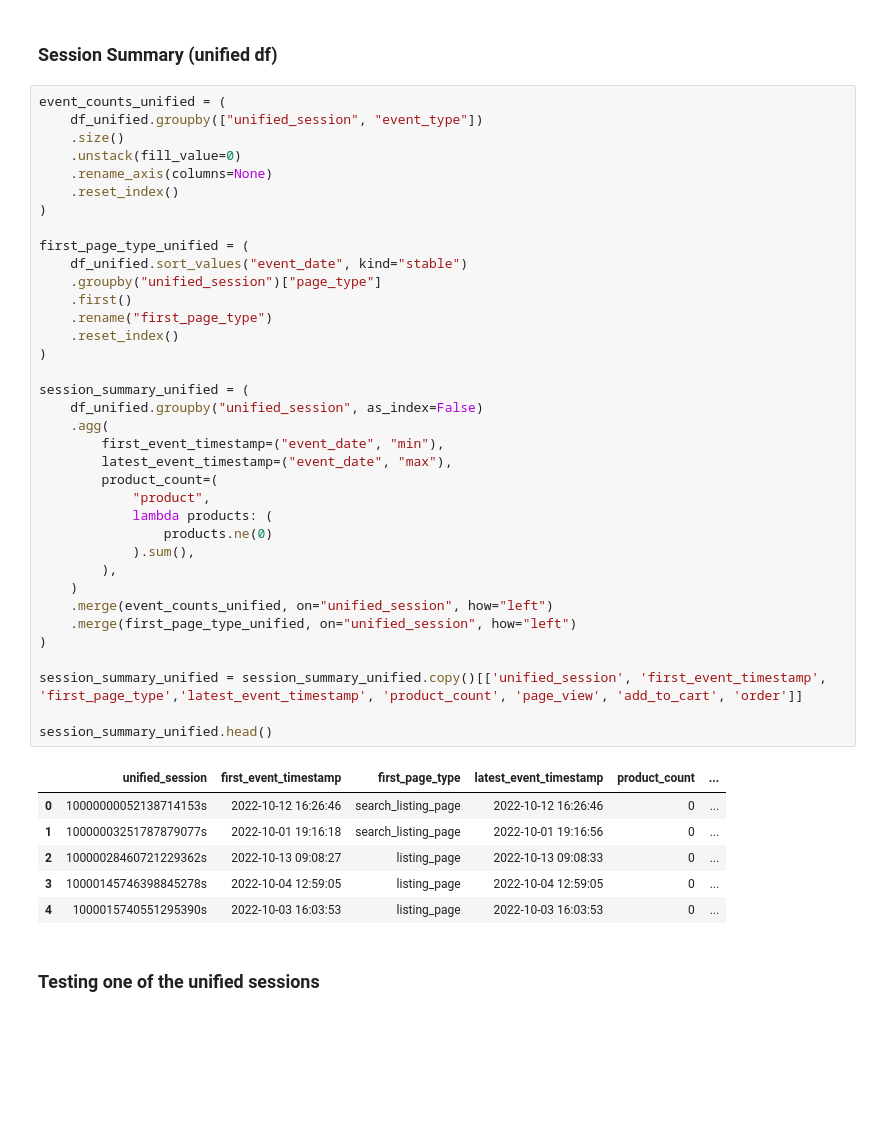
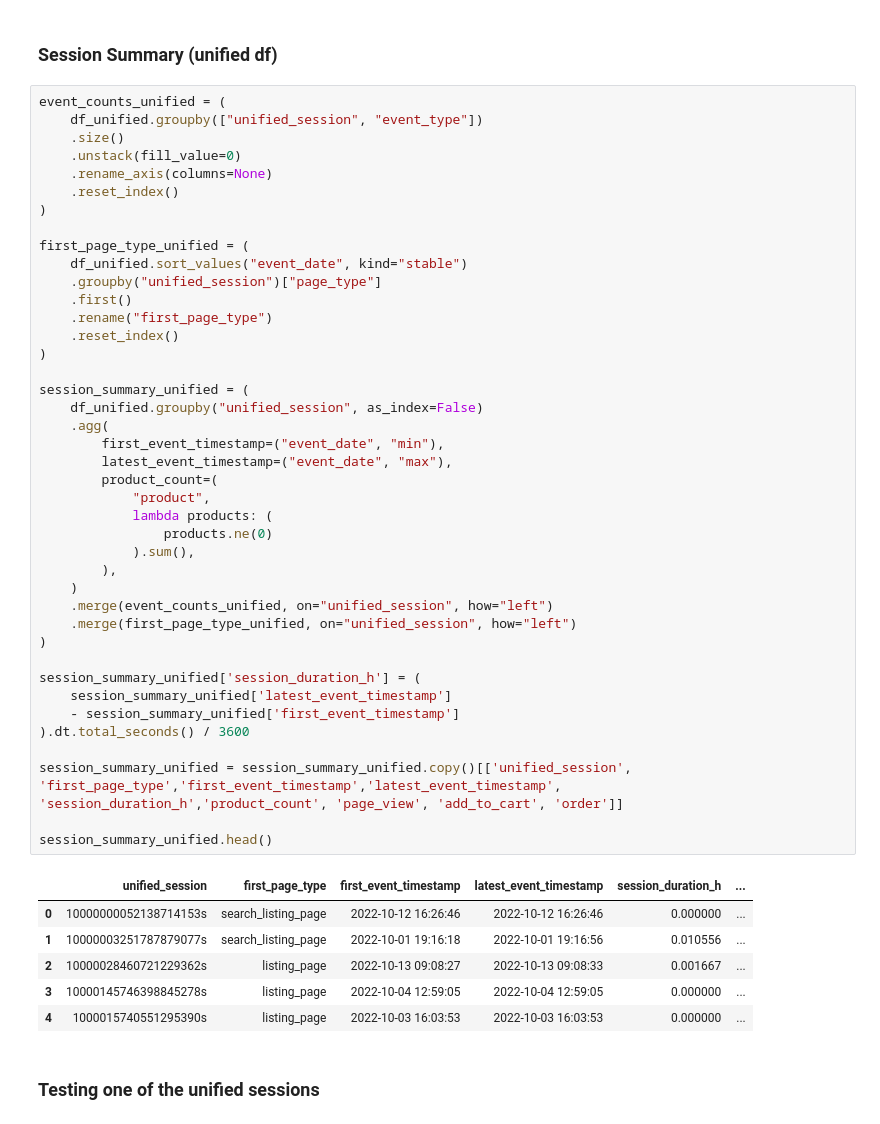
Before and after one commit to andradeia/autodoc-project, a Jupyter notebook: customer_funnel.ipynb, the cells around one changed output. Drawn from its saved outputs; the diff is of its cells as text; blank space fills up the shorter version.

Commit message:
session total duration in hours added

```diff
--- a/customer_funnel.ipynb
+++ b/customer_funnel.ipynb
@@ -300,40 +300,45 @@ event_counts_unified = (
     .reset_index()
 )
 
 first_page_type_unified = (
     df_unified.sort_values("event_date", kind="stable")
     .groupby("unified_session")["page_type"]
     .first()
     .rename("first_page_type")
     .reset_index()
 )
 
 session_summary_unified = (
     df_unified.groupby("unified_session", as_index=False)
     .agg(
         first_event_timestamp=("event_date", "min"),
         latest_event_timestamp=("event_date", "max"),
         product_count=(
             "product",
             lambda products: (
                 products.ne(0)
             ).sum(),
         ),
     )
     .merge(event_counts_unified, on="unified_session", how="left")
     .merge(first_page_type_unified, on="unified_session", how="left")
 )
 
-session_summary_unified = session_summary_unified.copy()[['unified_session', 'first_event_timestamp', 'first_page_type','latest_event_timestamp', 'product_count', 'page_view', 'add_to_cart', 'order']]
+session_summary_unified['session_duration_h'] = (
+    session_summary_unified['latest_event_timestamp']
+    - session_summary_unified['first_event_timestamp']
+).dt.total_seconds() / 3600
+
+session_summary_unified = session_summary_unified.copy()[['unified_session', 'first_page_type','first_event_timestamp','latest_event_timestamp', 'session_duration_h','product_count', 'page_view', 'add_to_cart', 'order']]
 
 session_summary_unified.head()
 # %% [output]
-|  | unified_session | first_event_timestamp | first_page_type | latest_event_timestamp | product_count | ... |
-| 0 | 10000000052138714153s | 2022-10-12 16:26:46 | search_listing_page | 2022-10-12 16:26:46 | 0 | ... |
-| 1 | 10000003251787879077s | 2022-10-01 19:16:18 | search_listing_page | 2022-10-01 19:16:56 | 0 | ... |
-| 2 | 10000028460721229362s | 2022-10-13 09:08:27 | listing_page | 2022-10-13 09:08:33 | 0 | ... |
-| 3 | 10000145746398845278s | 2022-10-04 12:59:05 | listing_page | 2022-10-04 12:59:05 | 0 | ... |
-| 4 | 1000015740551295390s | 2022-10-03 16:03:53 | listing_page | 2022-10-03 16:03:53 | 0 | ... |
+|  | unified_session | first_page_type | first_event_timestamp | latest_event_timestamp | session_duration_h | ... |
+| 0 | 10000000052138714153s | search_listing_page | 2022-10-12 16:26:46 | 2022-10-12 16:26:46 | 0.000000 | ... |
+| 1 | 10000003251787879077s | search_listing_page | 2022-10-01 19:16:18 | 2022-10-01 19:16:56 | 0.010556 | ... |
+| 2 | 10000028460721229362s | listing_page | 2022-10-13 09:08:27 | 2022-10-13 09:08:33 | 0.001667 | ... |
+| 3 | 10000145746398845278s | listing_page | 2022-10-04 12:59:05 | 2022-10-04 12:59:05 | 0.000000 | ... |
+| 4 | 1000015740551295390s | listing_page | 2022-10-03 16:03:53 | 2022-10-03 16:03:53 | 0.000000 | ... |
 # %% [markdown]
 ### Testing one of the unified sessions
 # %%
```
Also changed, not shown: parts of 2 cells of this notebook.
